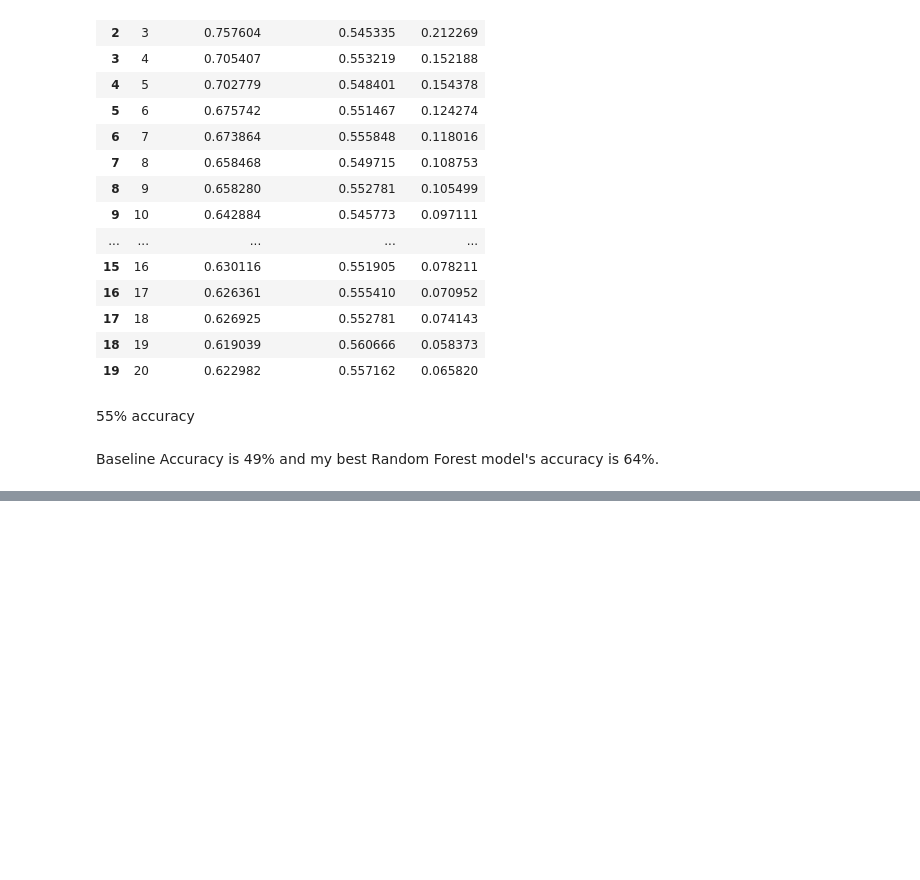
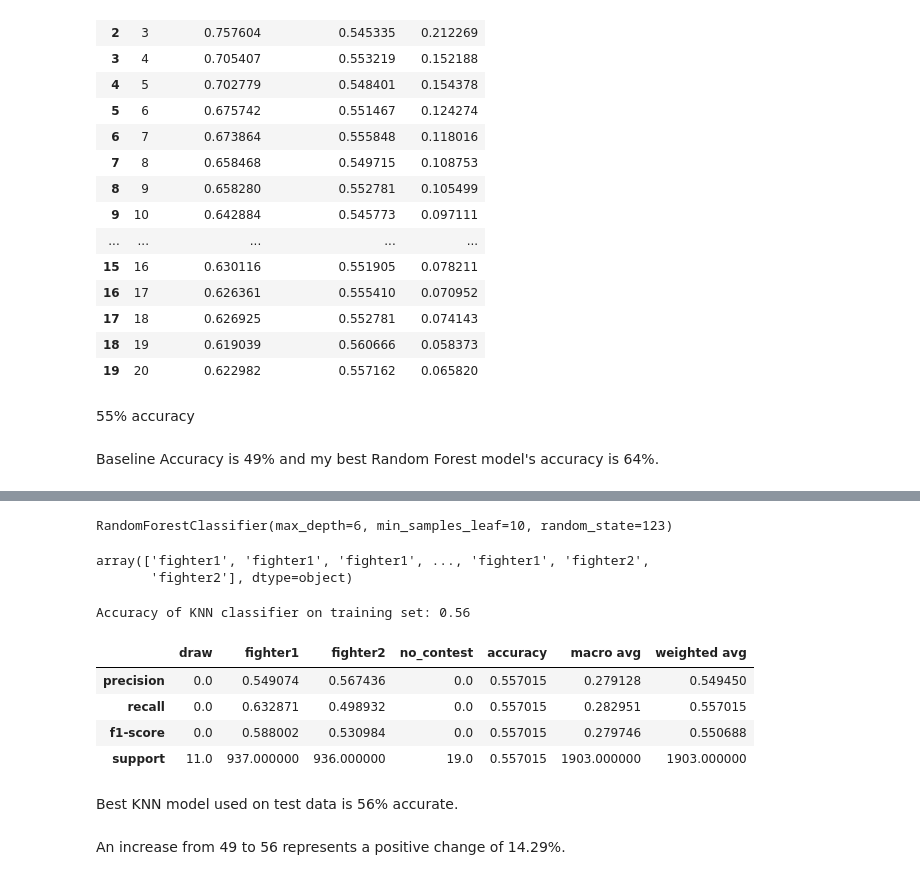
Before and after one commit to chloerwhitaker/UFC-Project, a Jupyter notebook: Model_UFC.ipynb, the cells around one changed output, grey strips where cells are left out. Saved outputs shown, nothing was run; the diff lists cells and outputs as text; code cells hidden in the pictures; blank space fills up the shorter version.

Commit message:
Added model on test

```diff
--- a/Model_UFC.ipynb
+++ b/Model_UFC.ipynb
@@ -587,0 +593,11 @@ Baseline Accuracy is 49% and my best Random Forest model's accuracy is 64%.
+# %%
+# fit model
+rf1_clf.fit(X_train, y_train)
+# %% [output]
+RandomForestClassifier(max_depth=6, min_samples_leaf=10, random_state=123)
+# %%
+y_pred = knn.predict(X_test)
+y_pred
+# %% [output]
+array(['fighter1', 'fighter1', 'fighter1', ..., 'fighter1', 'fighter2',
+       'fighter2'], dtype=object)
@@ -587,0 +607,18 @@ Baseline Accuracy is 49% and my best Random Forest model's accuracy is 64%.
+# %%
+# Accuracy
+print('Accuracy of KNN classifier on training set: {:.2f}'
+     .format(knn.score(X_test, y_test)))
+# %% [output]
+Accuracy of KNN classifier on training set: 0.56
+# %%
+pd.DataFrame(classification_report(y_test, y_pred, output_dict=True))
+# %% [output]
+|  | draw | fighter1 | fighter2 | no_contest | accuracy | macro avg | weighted avg |
+| precision | 0.0 | 0.549074 | 0.567436 | 0.0 | 0.557015 | 0.279128 | 0.549450 |
+| recall | 0.0 | 0.632871 | 0.498932 | 0.0 | 0.557015 | 0.282951 | 0.557015 |
+| f1-score | 0.0 | 0.588002 | 0.530984 | 0.0 | 0.557015 | 0.279746 | 0.550688 |
+| support | 11.0 | 937.000000 | 936.000000 | 19.0 | 0.557015 | 1903.000000 | 1903.000000 |
+# %% [markdown]
+Best KNN model used on test data is  56% accurate.
+# %% [markdown]
+An increase from 49 to 56 represents a positive change of 14.29%.
```
Also changed, not shown: parts of 4 cells of this notebook.
